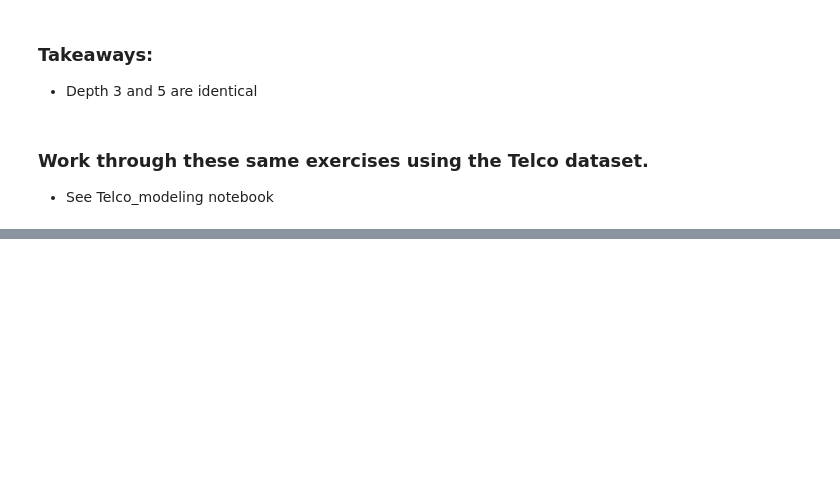
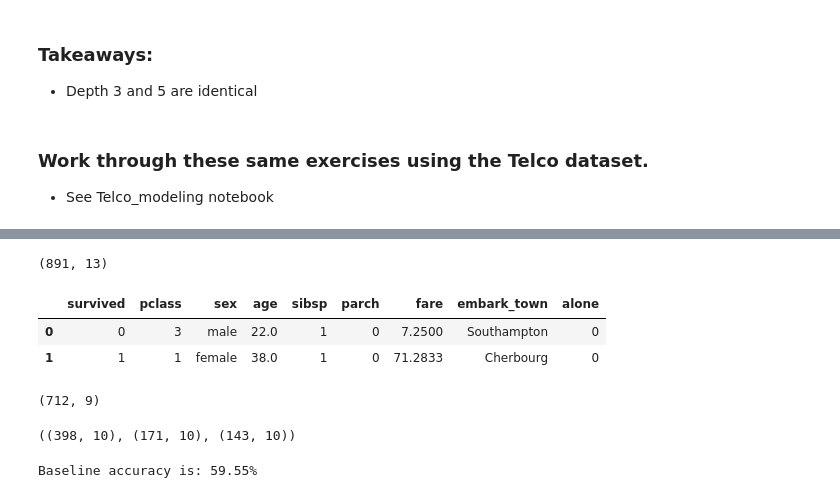
Before and after one commit to bradgauvin/classification-exercises, a Jupyter notebook: model.ipynb, the cells around one changed output, grey strips where cells are left out. Drawn from its saved outputs; the diff is of its cells as text; code cells hidden in the pictures; blank space fills up the shorter version.

```diff
--- a/model.ipynb
+++ b/model.ipynb
@@ -297,0 +315,2 @@ weighted avg       0.81      0.79      0.78       214
+# %%
+df=acq.get_titanic_data()
@@ -297,0 +319,17 @@ weighted avg       0.81      0.79      0.78       214
+# %%
+df.shape
+# %% [output]
+(891, 13)
+# %%
+df=df.drop(columns = ['passenger_id', 'deck','embarked','class'])
+# %%
+df.head(2)
+# %% [output]
+|  | survived | pclass | sex | age | sibsp | parch | fare | embark_town | alone |
+| 0 | 0 | 3 | male | 22.0 | 1 | 0 | 7.2500 | Southampton | 0 |
+| 1 | 1 | 1 | female | 38.0 | 1 | 0 | 71.2833 | Cherbourg | 0 |
+# %%
+df=df.dropna()
+df.shape
+# %% [output]
+(712, 9)
@@ -297,0 +338,5 @@ weighted avg       0.81      0.79      0.78       214
+# %%
+train, validate, test = pp.train_validate_test_split(df, target='survived')
+train.shape, validate.shape, test.shape
+# %% [output]
+((398, 10), (171, 10), (143, 10))
@@ -297,0 +345,4 @@ weighted avg       0.81      0.79      0.78       214
+# %%
+print(f'Baseline accuracy is: {(train.survived == train.baseline).mean():.2%}')
+# %% [output]
+Baseline accuracy is: 59.55%
```
Also changed, not shown: parts of 31 cells of this notebook.
